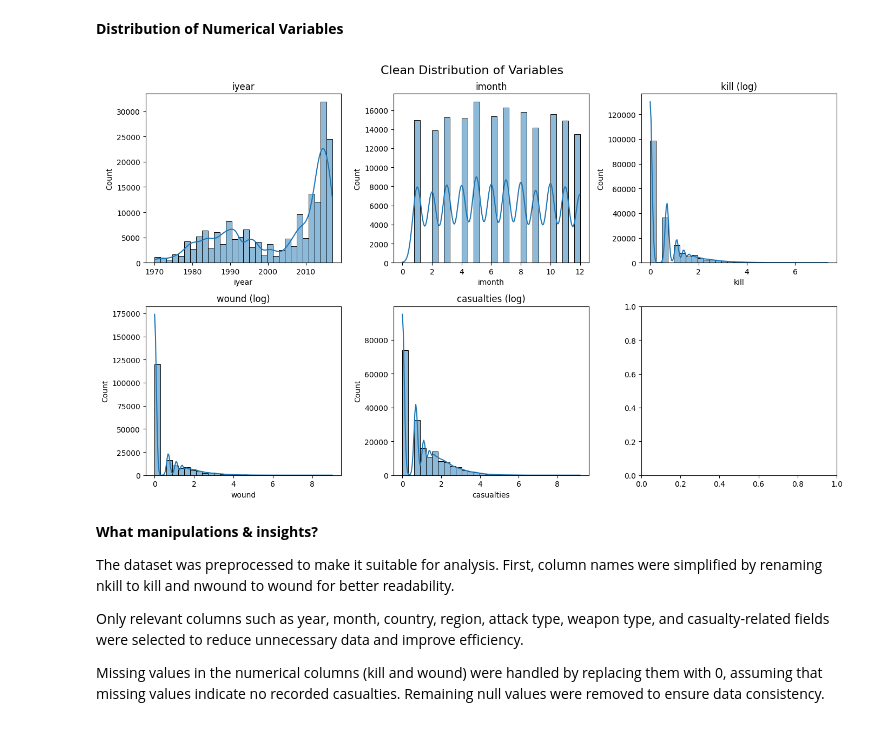
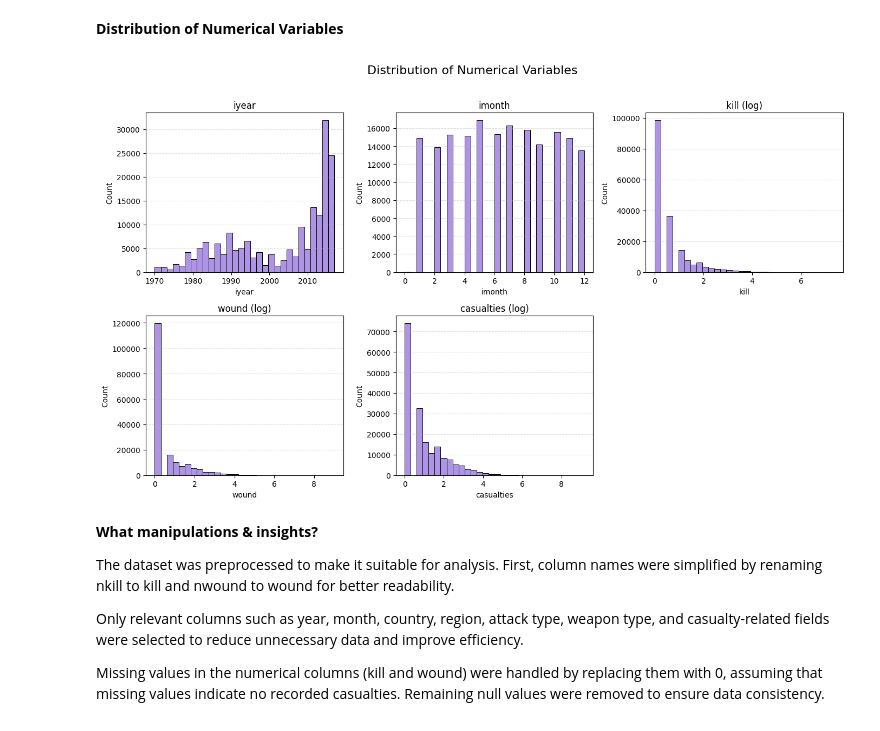
Before and after one commit to artreas/DATA_SCEINCE_ASSIGNMENT, a Jupyter notebook: Global_Terrorism_Data_Analysis.ipynb, the cells around one changed output. Drawn from its saved outputs; the diff is of its cells as text; code cells hidden in the pictures.

```diff
--- a/Global_Terrorism_Data_Analysis.ipynb
+++ b/Global_Terrorism_Data_Analysis.ipynb
@@ -309,22 +322,38 @@ Categorical Columns:
 # %% [markdown]
 **Distribution of Numerical Variables**
 # %%
-fig, axes = plt.subplots(2, 3, figsize=(14,8))
+fig, axes = plt.subplots(2, 3, figsize=(14, 8))
 axes = axes.flatten()
 
 for i, col in enumerate(num_cols):
-    if col in ['kill','wound','casualties']:
-        sns.histplot(np.log1p(df[col]), bins=30, kde=True, ax=axes[i])
-        axes[i].set_title(f"{col} (log)")
+    if col in ['kill', 'wound', 'casualties']:
+        data = np.log1p(df[col])
+        title = f"{col} (log)"
     else:
-        sns.histplot(df[col], bins=30, kde=True, ax=axes[i])
-        axes[i].set_title(col)
+        data = df[col]
+        title = col
 
+    sns.histplot(
+        data,
+        bins=30,
+        ax=axes[i],
+        color='mediumpurple',
+        edgecolor='black'
+    )
+
+    axes[i].set_title(title)
+    axes[i].grid(axis='y', linestyle='--', alpha=0.4)
+
+#  Remove extra empty subplot
+for j in range(len(num_cols), len(axes)):
+    fig.delaxes(axes[j])
+
+plt.suptitle("Distribution of Numerical Variables", fontsize=16, y=1.02)
 plt.tight_layout()
-plt.suptitle("Clean Distribution of Variables", fontsize=16, y=1.02)
+
 plt.show()
 # %% [output]
-[figure, old version]
+[figure, new version]
 # %% [markdown]
 **What manipulations & insights?**
 
```
Also changed, not shown: parts of 12 cells of this notebook.
